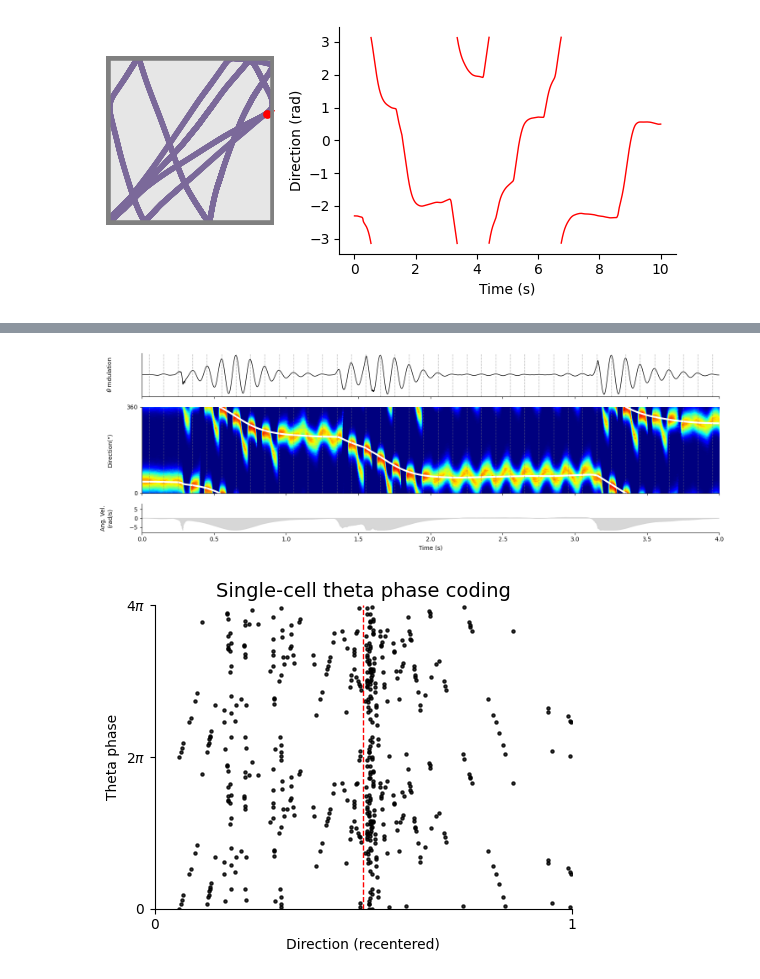
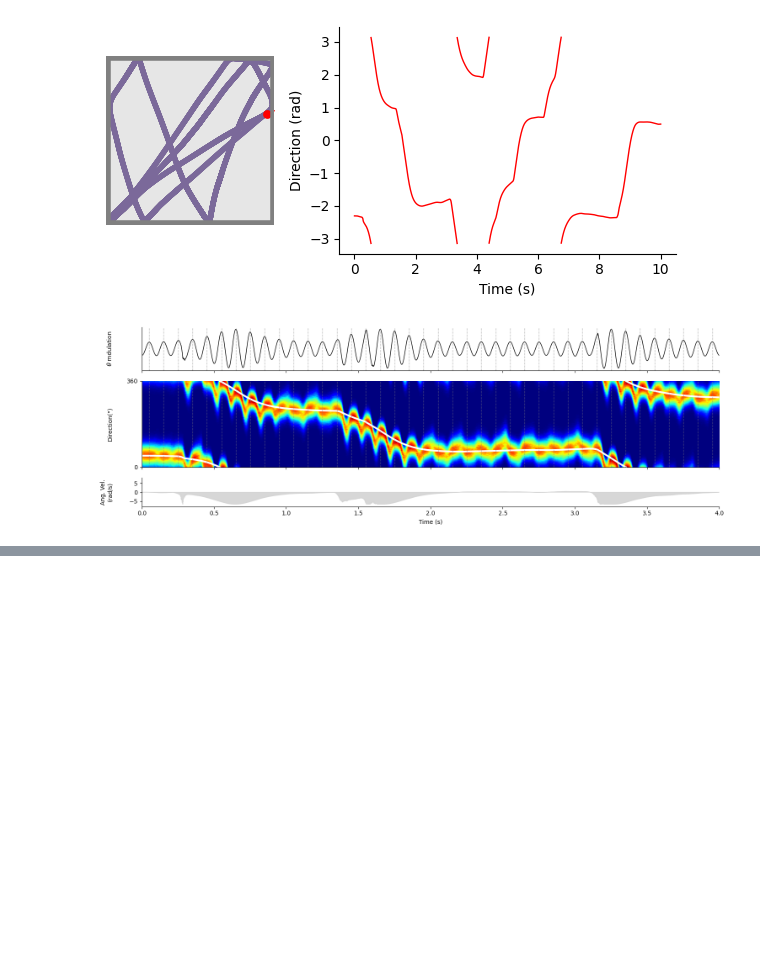
Before and after one commit to ZilongJi/ThetaSweepModelling, a Jupyter notebook: notebooks/thetasweep_HD.ipynb, the cells around one changed output, grey strips where cells are left out. Cells and saved outputs as stored; diff of their text form; code cells hidden in the pictures; blank space fills up the shorter version.

```diff
--- a/notebooks/thetasweep_HD.ipynb
+++ b/notebooks/thetasweep_HD.ipynb
@@ -478,14 +485,14 @@ plt.tight_layout()
 # %% [output]
 [figure]
 # %%
-params = DCParams(adaptation_strength=25, conn_noise=0)
+params = DCParams(adaptation_strength=20, conn_noise=0)
 dc_net = DCNet(cell_num=100, params=params)
 
 velocity_gains = np.abs(ang_velocity)/np.max(np.abs(ang_velocity))
 
 # simulate the DC network
 internal_direction, net_activity, theta_phase, theta_modulation = simulate_dcnet(
-    dc_net, direction, velocity_gains, theta_strength=1, theta_cycle_len=100
+    dc_net, direction, velocity_gains, theta_strength=0.3, theta_cycle_len=100
 )
 
 internal_direction = np.array(internal_direction)
@@ -501,51 +508,31 @@ fig, axes = plt.subplots(
     figsize=(15, 5),
     sharex=True,
     constrained_layout=True,
     gridspec_kw={"height_ratios": [1.5, 3, 1]},
     dpi=100,
 )
 
 ax = axes[0]
 ax = plotting.plot_theta_modulation(ax, time_steps, theta_phase, theta_modulation, add_lines=True, atol=5e-2)
 
 ax = axes[1]
 ax = plotting.plot_population_activity(ax, time_steps, theta_phase, net_activity, direction, add_lines=True, atol=5e-2)
 
 ax = axes[2]
 ax = plotting.plot_angular_velocity(ax, time_steps, ang_velocity)
 
 
 for ax in axes:
     sns.despine(ax=ax)
     #align ylabels vertically
     ax.yaxis.set_label_coords(-0.05, 0.5)  # Shift labels left (adjust as needed)
     #labelsize as 14
     ax.tick_params(axis='both', which='major', labelsize=10)
     #labelsize as 14
     ax.yaxis.label.set_size(10)
     ax.xaxis.label.set_size(10)
     ax.set_xlim(0,4)
 
 plt.tight_layout()
-
-cell_num = dc_net.cell_num
-#-------------------------------------------------------------------------------------------
-
-fig, ax = plt.subplots(1, 1, figsize=(5, 4), dpi=100)
-
-# ax = plot_phaseprecession(ax, 10, bump_activity_downsampled, Actual_pos, theta_phase)
-
-cell_index = 80
-
-cell_activity = net_activity[:, cell_index]
-
-plotting.plot_phase_coding(ax, cell_activity, direction, theta_phase, cell_index, cell_num)
-
-sns.despine(ax=ax)
-
-ax.tick_params(axis='both', which='major', labelsize=10)
-ax.yaxis.label.set_size(10)
-ax.xaxis.label.set_size(10)
-
-plt.tight_layout()
 # %% [output]
+[figure, new version]
@@ -553,5 +540,3 @@ plt.tight_layout()
-[figure, old version]
-[figure, removed]
 # %%
 
 
```
Also changed, not shown: parts of 9 cells of this notebook, 3 other files.
